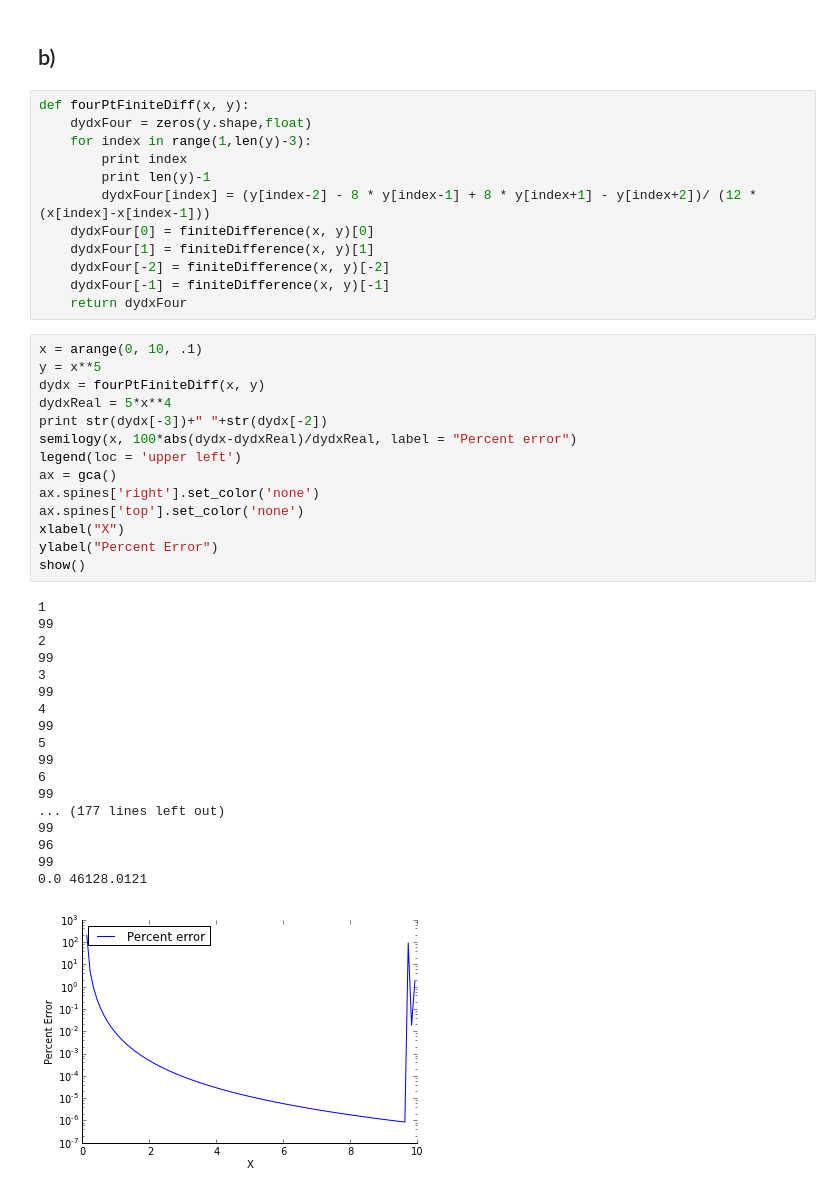
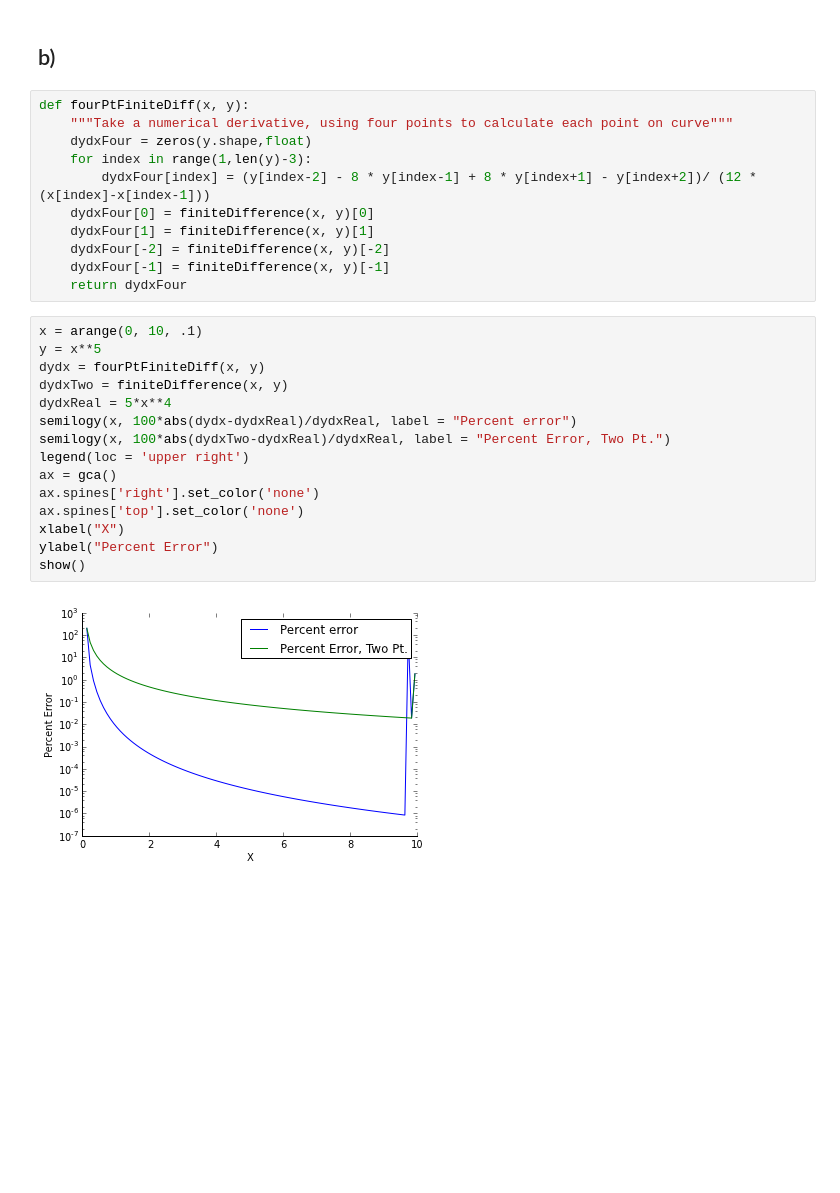
Before and after one commit to jeziegle/PHYS202-S13, a Jupyter notebook: Week4/InterpAndDiffEx3.ipynb, the cells around one changed output. Saved outputs shown, nothing was run; the diff lists cells and outputs as text; blank space fills up the shorter version.

```diff
--- a/Week4/InterpAndDiffEx3.ipynb
+++ b/Week4/InterpAndDiffEx3.ipynb
@@ -169,10 +169,9 @@ b)
 -
 # %%
 def fourPtFiniteDiff(x, y):
+    """Take a numerical derivative, using four points to calculate each point on curve"""
     dydxFour = zeros(y.shape,float)
     for index in range(1,len(y)-3):
-        print index
-        print len(y)-1
         dydxFour[index] = (y[index-2] - 8 * y[index-1] + 8 * y[index+1] - y[index+2])/ (12 * (x[index]-x[index-1]))
     dydxFour[0] = finiteDifference(x, y)[0]
     dydxFour[1] = finiteDifference(x, y)[1]
@@ -182,33 +181,17 @@ def fourPtFiniteDiff(x, y):
 # %%
 x = arange(0, 10, .1)
 y = x**5
 dydx = fourPtFiniteDiff(x, y)
+dydxTwo = finiteDifference(x, y)
 dydxReal = 5*x**4
-print str(dydx[-3])+" "+str(dydx[-2])
 semilogy(x, 100*abs(dydx-dydxReal)/dydxReal, label = "Percent error")
-legend(loc = 'upper left')
+semilogy(x, 100*abs(dydxTwo-dydxReal)/dydxReal, label = "Percent Error, Two Pt.")
+legend(loc = 'upper right')
 ax = gca()
 ax.spines['right'].set_color('none')
 ax.spines['top'].set_color('none')
 xlabel("X")
 ylabel("Percent Error")
 show()
 # %% [output]
-1
-99
-2
-99
-3
-99
-4
-99
-5
-99
-6
-99
-... (177 lines left out)
-99
-96
-99
-0.0 46128.0121
-[figure, old version]
+[figure, new version]
```
Also changed, not shown: parts of 3 cells of this notebook, 1 other file.
